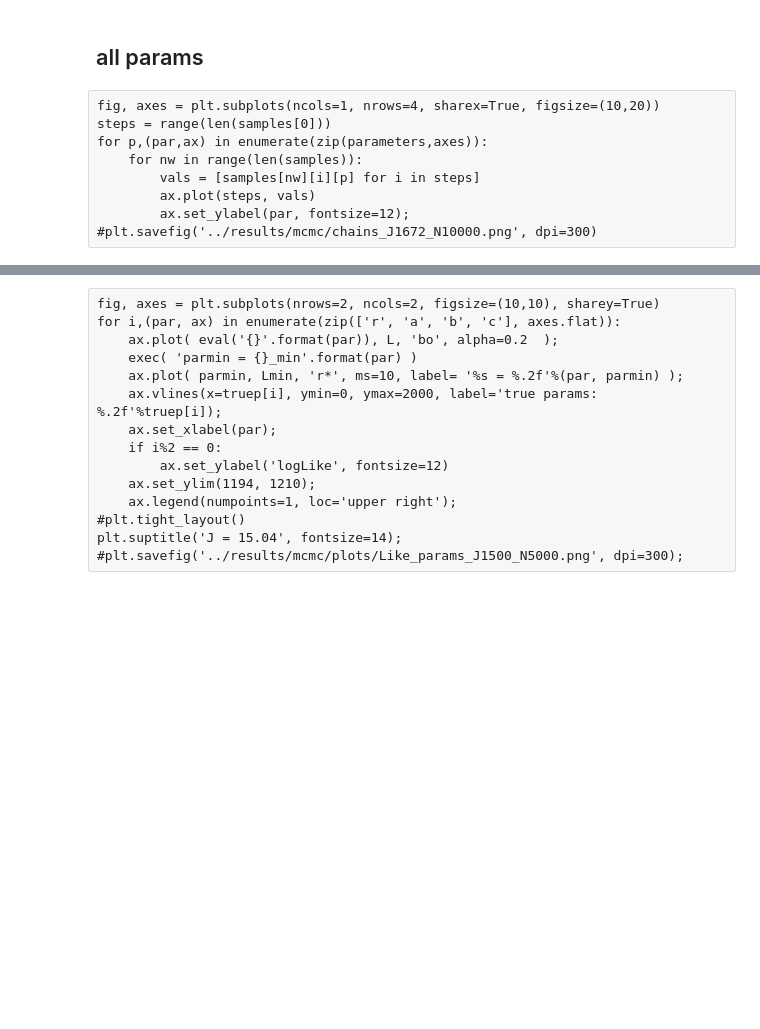
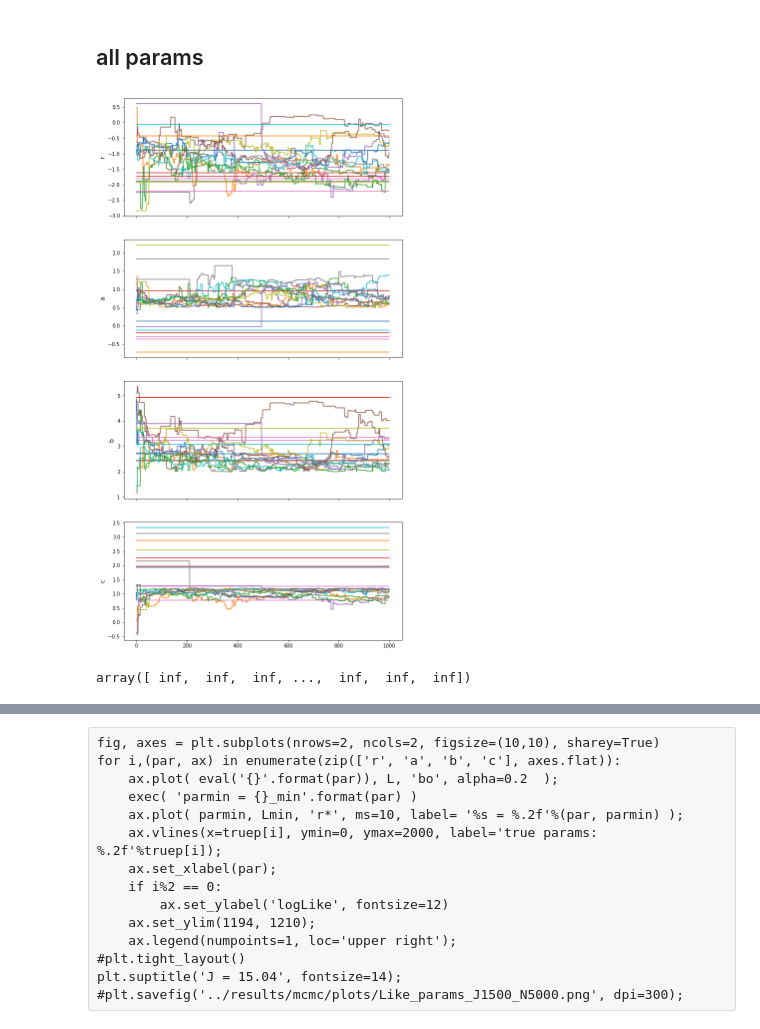
Before and after one commit to achiappo/FRESKA, a Jupyter notebook: cython/plot.ipynb, the cells around one changed output, grey strips where cells are left out. Cells and saved outputs as stored; diff of their text form; code cells hidden in the pictures; blank space fills up the shorter version.

```diff
--- a/cython/plot.ipynb
+++ b/cython/plot.ipynb
@@ -55,15 +55,21 @@ np.save('../results/mcmc/emc_results/lnprobs_100_J2100_N10000', lnprobs)
 samples = np.load('../results/mcmc/samples_equiR_J1672_N1000.npy')
 lnprobs = np.load('../results/mcmc/lnprobs_equiR_J1672_N1000.npy')
 parameters = ['r', 'a', 'b', 'c']
-# %% [raw]
-fig, axes = plt.subplots(ncols=1, nrows=4, sharex=True, figsize=(10,20))
-steps = range(len(samples[0]))
-for p,(par,ax) in enumerate(zip(parameters,axes)):
-    for nw in range(len(samples)):
-        vals = [samples[nw][i][p] for i in steps]
-        ax.plot(steps, vals)
-        ax.set_ylabel(par, fontsize=12);
-#plt.savefig('../results/mcmc/chains_J1672_N10000.png', dpi=300)
+# %%
+fig, axes = plt.subplots(ncols=1, nrows=4, sharex=True, figsize=(10,20))
+steps = range(len(samples[0]))
+for p,(par,ax) in enumerate(zip(parameters,axes)):
+    for nw in range(len(samples)):
+        vals = [samples[nw][i][p] for i in steps]
+        ax.plot(steps, vals)
+        ax.set_ylabel(par, fontsize=12);
+#plt.savefig('../results/mcmc/chains_J1672_N10000.png', dpi=300)
+# %% [output]
+[figure, added]
+# %%
+L
+# %% [output]
+array([ inf,  inf,  inf, ...,  inf,  inf,  inf])
 # %%
 flatsamples = samples[:, :, :].reshape((-1, len(samples[0][0])))
 
```
Also changed, not shown: parts of 3 cells of this notebook, 3 other files.
